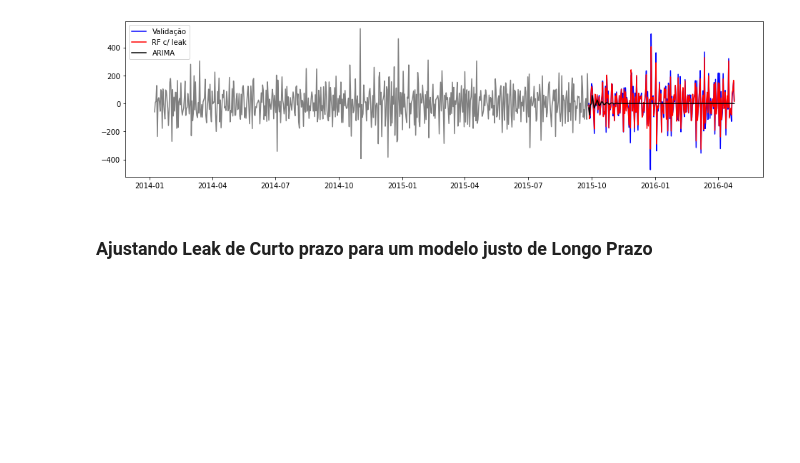
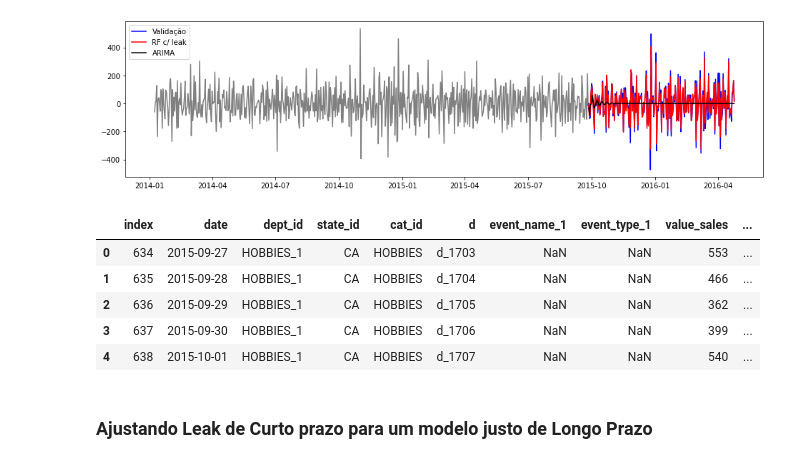
Before and after one commit to lucasmarchioro/TimeSeriesIntro, a Jupyter notebook: TimeSeries_Exemplos.ipynb, the cells around one changed output. Cells and saved outputs as stored; diff of their text form; code cells hidden in the pictures; blank space fills up the shorter version.

```diff
--- a/TimeSeries_Exemplos.ipynb
+++ b/TimeSeries_Exemplos.ipynb
@@ -455,6 +471,15 @@ plt.legend()
 plt.show()
 # %% [output]
 [figure]
+# %%
+test.head()
+# %% [output]
+|  | index | date | dept_id | state_id | cat_id | d | event_name_1 | event_type_1 | value_sales | ... |
+| 0 | 634 | 2015-09-27 | HOBBIES_1 | CA | HOBBIES | d_1703 | NaN | NaN | 553 | ... |
+| 1 | 635 | 2015-09-28 | HOBBIES_1 | CA | HOBBIES | d_1704 | NaN | NaN | 466 | ... |
+| 2 | 636 | 2015-09-29 | HOBBIES_1 | CA | HOBBIES | d_1705 | NaN | NaN | 362 | ... |
+| 3 | 637 | 2015-09-30 | HOBBIES_1 | CA | HOBBIES | d_1706 | NaN | NaN | 399 | ... |
+| 4 | 638 | 2015-10-01 | HOBBIES_1 | CA | HOBBIES | d_1707 | NaN | NaN | 540 | ... |
 # %% [markdown]
 ### Ajustando Leak de Curto prazo para um modelo justo de Longo Prazo
 # %%
```
Also changed, not shown: parts of 14 cells of this notebook.
